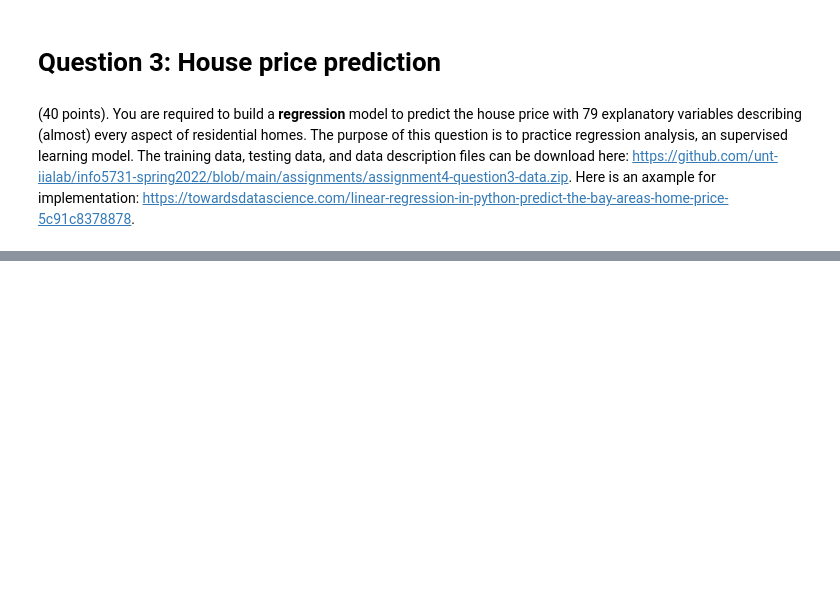
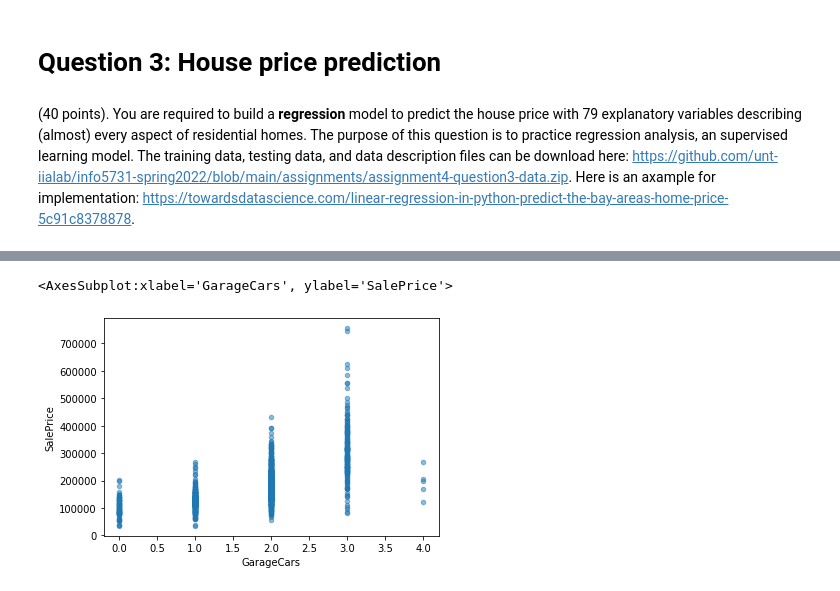
Before and after one commit to anveshveeramalla/Anvesh_INFO5731_SPRING2022, a Jupyter notebook: INFO5731_Assignment_Four_1.ipynb, the cells around one changed output, grey strips where cells are left out. Drawn from its saved outputs; the diff is of its cells as text; code cells hidden in the pictures; blank space fills up the shorter version.

```diff
--- a/INFO5731_Assignment_Four_1.ipynb
+++ b/INFO5731_Assignment_Four_1.ipynb
@@ -101,0 +533,5 @@ FileNotFoundError: ignored
+# %%
+train_df.plot(kind="scatter", x="GarageCars", y="SalePrice", alpha=0.5)
+# %% [output]
+<AxesSubplot:xlabel='GarageCars', ylabel='SalePrice'>
+[figure, added]
```
Also changed, not shown: parts of 51 cells of this notebook.
